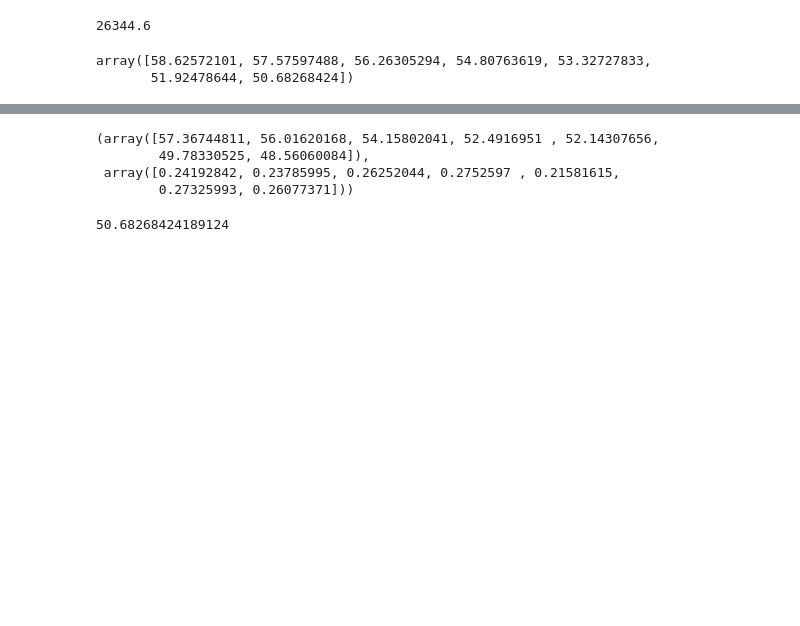
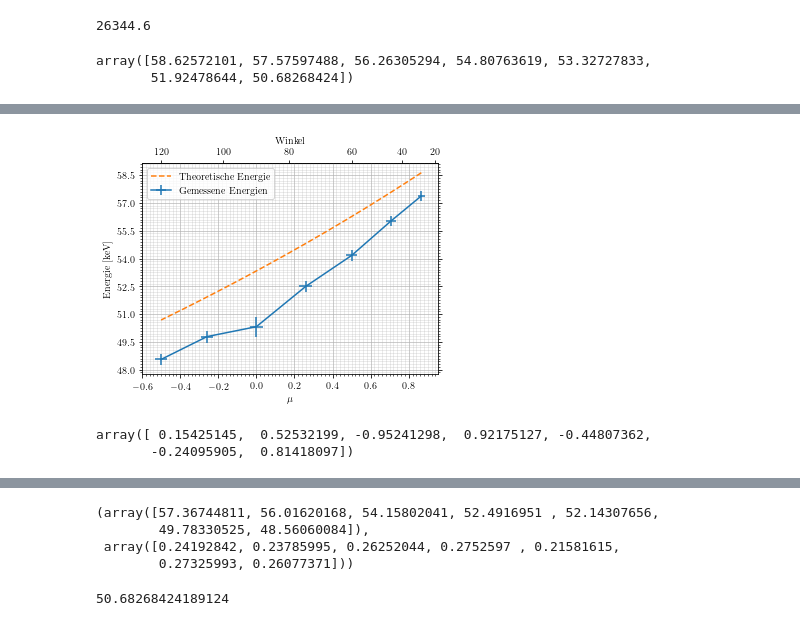
Before and after one commit to vale981/fpraktikum, a Jupyter notebook: CS/auswertung/Untitled.ipynb, the cells around one changed output, grey strips where cells are left out. Saved outputs shown, nothing was run; the diff lists cells and outputs as text; code cells hidden in the pictures; blank space fills up the shorter version.

```diff
--- a/CS/auswertung/Untitled.ipynb
+++ b/CS/auswertung/Untitled.ipynb
@@ -178 +190,16 @@ plt.plot(smooth*180/np.pi,E(E_in=e_am_2, theta=[smooth,1])[0])
+# %%
+fig, ax = set_up_angle_plot()
+mus, d_mus = mu(theta=(angles, 2*np.pi/180))
+ax.set_ylabel('Energie [keV]')
+ax.errorbar(mus, angle_energies[0], xerr=d_mus, yerr=angle_energies[1], label='Gemessene Energien')
+ax.plot(np.cos(smooth),E(E_in=e_am_2, theta=[smooth,1])[0], label='Theoretische Energie', linestyle='--')
+ax.legend()
+save_fig(fig, 'energycurve', 'winkelmessung')
+# %% [output]
+[figure, added]
+# %%
+mus
+# %% [output]
+array([ 0.15425145,  0.52532199, -0.95241298,  0.92175127, -0.44807362,
+       -0.24095905,  0.81418097])
 # %%
```
Also changed, not shown: parts of 11 cells of this notebook, 1 other file.
